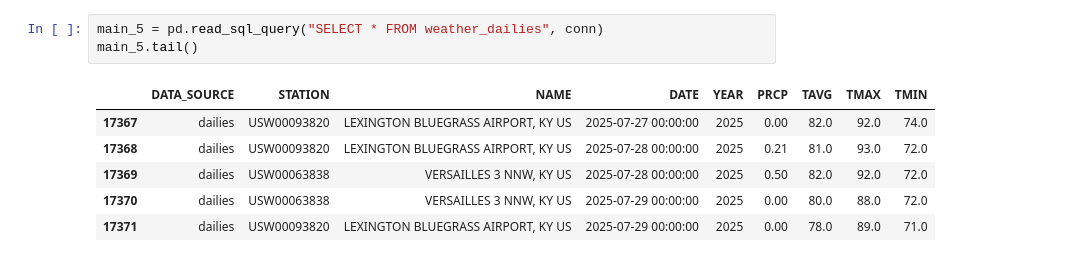
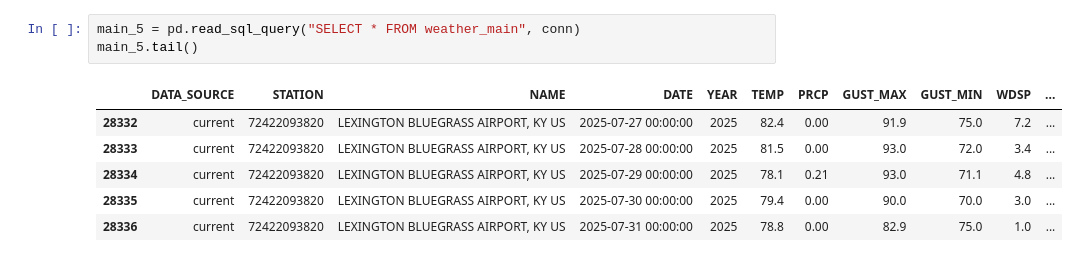
Before and after one commit to taylynne/code_you_capstone, a Jupyter notebook: data_analysis.ipynb, the cells around one changed output. Cells and saved outputs as stored; diff of their text form.

```diff
--- a/data_analysis.ipynb
+++ b/data_analysis.ipynb
@@ -19,10 +13,10 @@ print(tables)
 # %%
-main_5 = pd.read_sql_query("SELECT * FROM weather_dailies", conn)
+main_5 = pd.read_sql_query("SELECT * FROM weather_main", conn)
 main_5.tail()
 # %% [output]
-|  | DATA_SOURCE | STATION | NAME | DATE | YEAR | PRCP | TAVG | TMAX | TMIN |
-| 17367 | dailies | USW00093820 | LEXINGTON BLUEGRASS AIRPORT, KY US | 2025-07-27 00:00:00 | 2025 | 0.00 | 82.0 | 92.0 | 74.0 |
-| 17368 | dailies | USW00093820 | LEXINGTON BLUEGRASS AIRPORT, KY US | 2025-07-28 00:00:00 | 2025 | 0.21 | 81.0 | 93.0 | 72.0 |
-| 17369 | dailies | USW00063838 | VERSAILLES 3 NNW, KY US | 2025-07-28 00:00:00 | 2025 | 0.50 | 82.0 | 92.0 | 72.0 |
-| 17370 | dailies | USW00063838 | VERSAILLES 3 NNW, KY US | 2025-07-29 00:00:00 | 2025 | 0.00 | 80.0 | 88.0 | 72.0 |
-| 17371 | dailies | USW00093820 | LEXINGTON BLUEGRASS AIRPORT, KY US | 2025-07-29 00:00:00 | 2025 | 0.00 | 78.0 | 89.0 | 71.0 |
+|  | DATA_SOURCE | STATION | NAME | DATE | YEAR | TEMP | PRCP | GUST_MAX | GUST_MIN | WDSP | ... |
+| 28332 | current | 72422093820 | LEXINGTON BLUEGRASS AIRPORT, KY US | 2025-07-27 00:00:00 | 2025 | 82.4 | 0.00 | 91.9 | 75.0 | 7.2 | ... |
+| 28333 | current | 72422093820 | LEXINGTON BLUEGRASS AIRPORT, KY US | 2025-07-28 00:00:00 | 2025 | 81.5 | 0.00 | 93.0 | 72.0 | 3.4 | ... |
+| 28334 | current | 72422093820 | LEXINGTON BLUEGRASS AIRPORT, KY US | 2025-07-29 00:00:00 | 2025 | 78.1 | 0.21 | 93.0 | 71.1 | 4.8 | ... |
+| 28335 | current | 72422093820 | LEXINGTON BLUEGRASS AIRPORT, KY US | 2025-07-30 00:00:00 | 2025 | 79.4 | 0.00 | 90.0 | 70.0 | 3.0 | ... |
+| 28336 | current | 72422093820 | LEXINGTON BLUEGRASS AIRPORT, KY US | 2025-07-31 00:00:00 | 2025 | 78.8 | 0.00 | 82.9 | 75.0 | 1.0 | ... |
```
Also changed, not shown: parts of 6 cells of this notebook, 2 other files.
